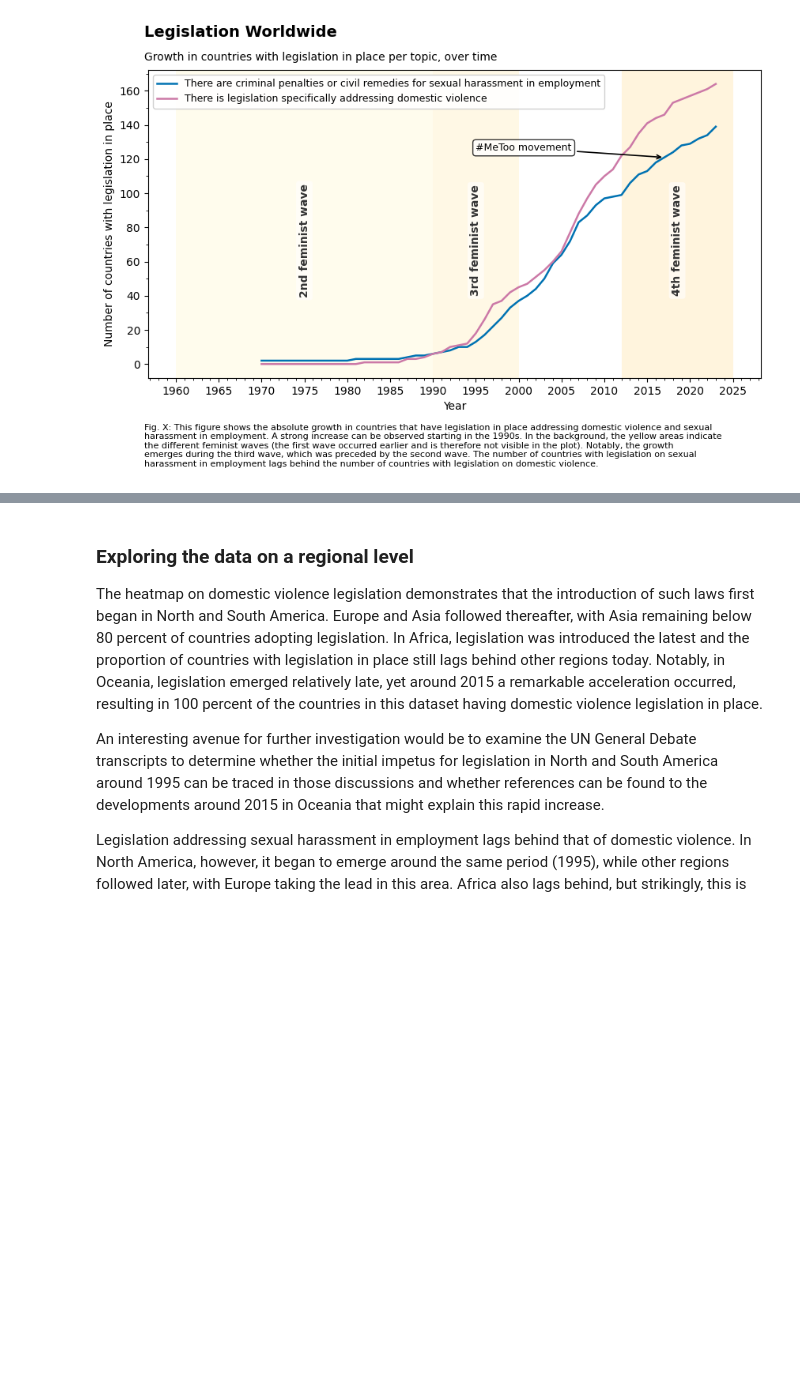
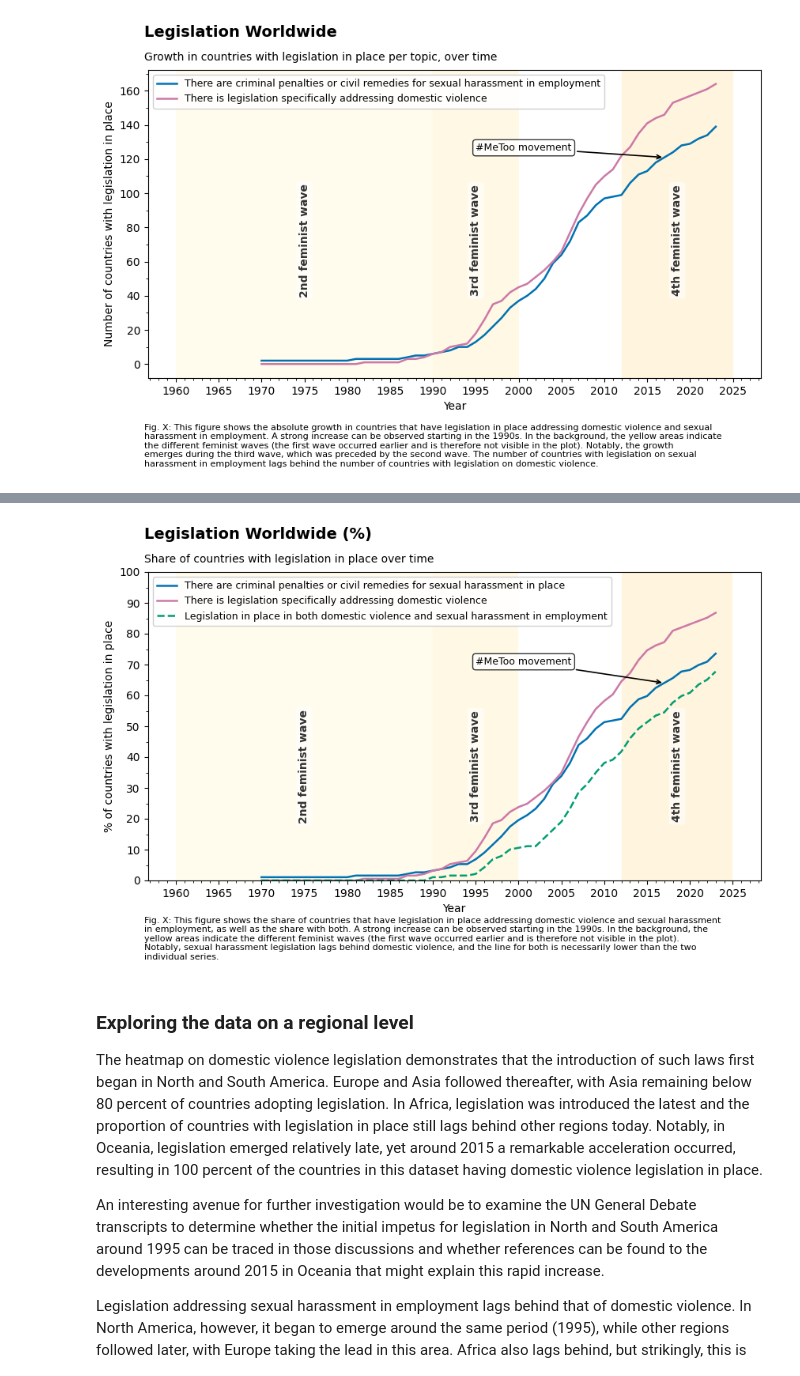
Before and after one commit to MrRyyper/UN-Debates-and-SDGs, a Jupyter notebook: legislation/legislation.ipynb, the cells around one changed output, grey strips where cells are left out. Cells and saved outputs as stored; diff of their text form; code cells hidden in the pictures; blank space fills up the shorter version.

Commit message:
# Plot Legislation Worldwide (%%%)

```diff
--- a/legislation/legislation.ipynb
+++ b/legislation/legislation.ipynb
@@ -319,3 +321,92 @@ plt.show()
+# %%
+
+import matplotlib.pyplot as plt
+from matplotlib.ticker import MultipleLocator
+import textwrap
+
+
+tmp = legis_merged.copy()
+tmp["Year"] = pd.to_numeric(tmp["Year"], errors="coerce")
+for col in ["Legislation Sexual Harassment", "Legislation Domestic Violence"]:
+    tmp[col] = pd.to_numeric(tmp[col], errors="coerce")
+
+tmp = tmp.dropna(subset=["Year"]).copy()
+tmp["Year"] = tmp["Year"].astype(int)
+
+year_country = (tmp.groupby(["Country Code", "Year"], as_index=False)
+                  [["Legislation Sexual Harassment", "Legislation Domestic Violence"]]
+                  .max())
+
+year_country["Both Legislation"] = (
+    (year_country["Legislation Sexual Harassment"] == 1) &
+    (year_country["Legislation Domestic Violence"] == 1)
+).astype(int)
+
+rel_per_year = (year_country.groupby("Year")
+                [["Legislation Sexual Harassment",
+                  "Legislation Domestic Violence",
+                  "Both Legislation"]]
+                .mean() * 100).sort_index()
+
+def add_wave_band(ax, start, end, color, label, y_frac=0.55):
+    ax.axvspan(start, end, color=color, alpha=0.22, linewidth=0, zorder=0.5)
+    ax.text((start + end) / 2, ax.get_ylim()[1] * y_frac, label,
+            ha="center", va="center", rotation=90, fontsize=10, fontweight="bold",
+            color="#333333",
+            bbox=dict(boxstyle="round,pad=0.25", fc="white", ec="none", alpha=0.6),
+            zorder=1.0)
+
+fig, ax = plt.subplots(figsize=(10, 6))
+
+ax.plot(rel_per_year.index, rel_per_year["Legislation Sexual Harassment"],
+        color="#0072B2", linestyle="-", linewidth=1.8,
+        label="There are criminal penalties or civil remedies for sexual harassment in place")
+ax.plot(rel_per_year.index, rel_per_year["Legislation Domestic Violence"],
+        color="#CC79A7", linestyle="-", linewidth=1.8,
+        label="There is legislation specifically addressing domestic violence")
+ax.plot(rel_per_year.index, rel_per_year["Both Legislation"],
+        color="#009E73", linestyle="--", linewidth=1.8,
+        label="Legislation in place in both domestic violence and sexual harassment in employment")
+
+ax.set_xlabel("Year")
+ax.set_ylabel("% of countries with legislation in place")
+ax.set_ylim(0, 100)
+ax.xaxis.set_major_locator(MultipleLocator(5))
+ax.xaxis.set_minor_locator(MultipleLocator(1))
+ax.yaxis.set_major_locator(MultipleLocator(10))
+ax.yaxis.set_minor_locator(MultipleLocator(5))
+
+gold1, gold2, gold3 = "#FFF3B0", "#FFE08A", "#FFD166"
+add_wave_band(ax, 1960, 1990, gold1, "2nd feminist wave", y_frac=0.37)
+add_wave_band(ax, 1990, 2000, gold2, "3rd feminist wave", y_frac=0.37)
+add_wave_band(ax, 2012, 2025, gold3, "4th feminist wave", y_frac=0.37)
+
+if 2017 in rel_per_year.index:
+    ax.annotate("#MeToo movement",
+                xy=(2017, rel_per_year.loc[2017, "Legislation Sexual Harassment"]),
+                xytext=(1995, 70),
+                arrowprops=dict(arrowstyle="->", color="black", lw=1.2),
+                bbox=dict(boxstyle="round,pad=0.3", fc="white", ec="black", alpha=0.8),
+                fontsize=9, ha="left")
+
+ax.legend(loc="upper left", frameon=True, framealpha=0.9, fontsize=9)
+fig.text(0.12, 0.97, "Legislation Worldwide (%)", ha="left", fontsize=14, weight="bold")
+fig.text(0.12, 0.92, "Share of countries with legislation in place over time", ha="left", fontsize=10)
+
+caption_rel = ("Fig. X: This figure shows the share of countries that have legislation in place addressing "
+               "domestic violence and sexual harassment in employment, as well as the share with both. "
+               "A strong increase can be observed starting in the 1990s. In the background, the yellow areas indicate "
+               "the different feminist waves (the first wave occurred earlier and is therefore not visible in the plot). "
+               "Notably, sexual harassment legislation lags behind domestic violence, and the line for both "
+               "is necessarily lower than the two individual series.")
+
+fig.text(0.12, 0.08, "\n".join(textwrap.wrap(caption_rel, width=130)),
+         ha="left", va="bottom", fontsize=8)
+
+plt.subplots_adjust(top=0.90, bottom=0.25)
+plt.show()
+# %% [output]
+[figure, added]
 # %% [markdown]
 ### Exploring the data on a regional level
 
```
Also changed, not shown: parts of 1 cell of this notebook.
